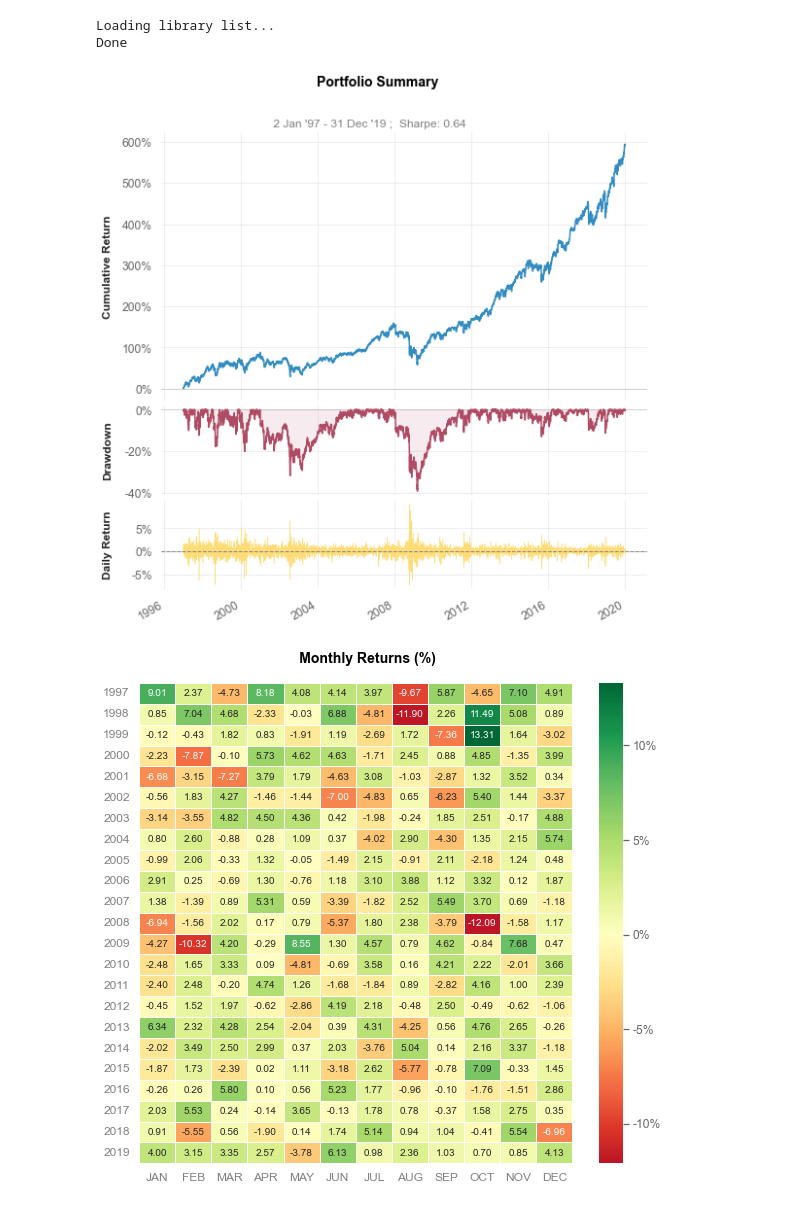
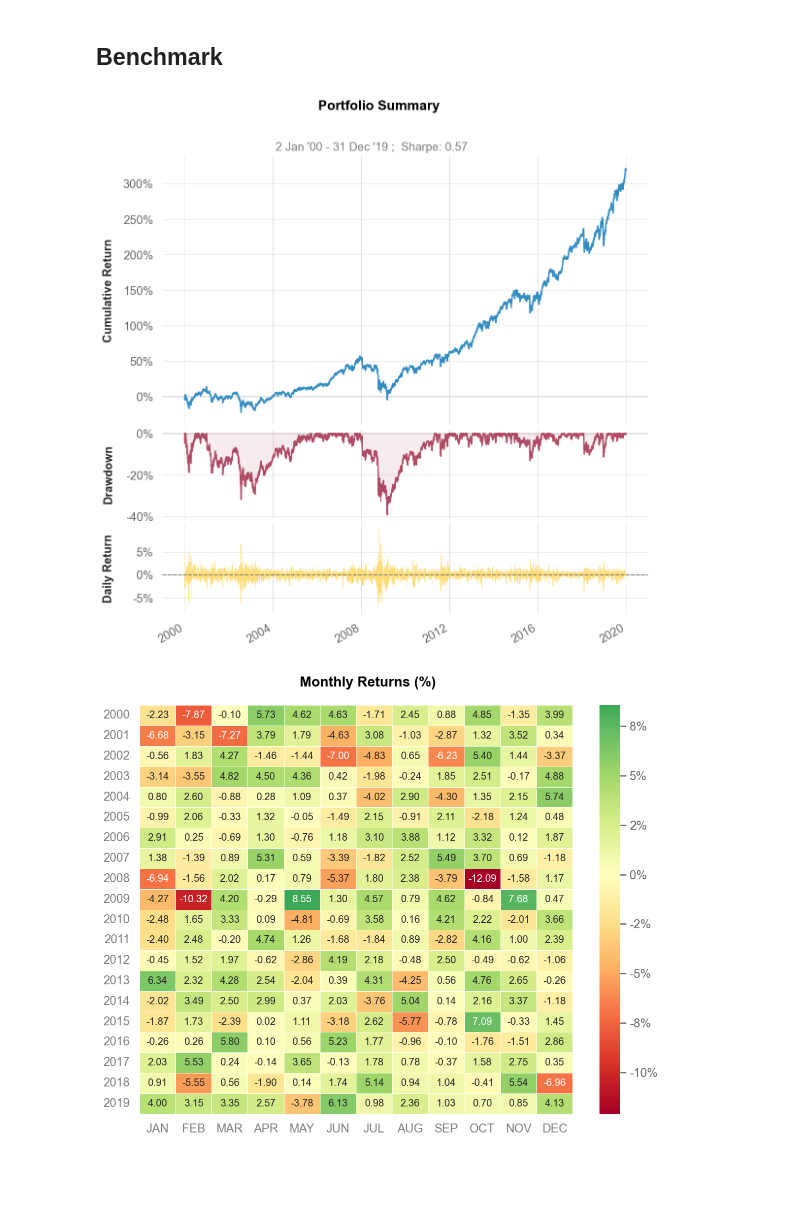
Before and after one commit to iewaij/qs, a Jupyter notebook: qs.ipynb, the cells around one changed output. Cells and saved outputs as stored; diff of their text form; code cells hidden in the pictures; blank space fills up the shorter version.

```diff
--- a/qs.ipynb
+++ b/qs.ipynb
@@ -5,8 +8,6 @@ import quantstats as qs
 # %%
 def cache(func):
     def wrapped_func(*args, **kwargs):
-        from datetime import date
-
         table_name = func.__name__.split("_")[-1]
         parquet_path = f"./data/{table_name}.parquet"
         try:
@@ -42,11 +43,27 @@ def get_crsp(permnos, wrds_username):
     params = {"permnos": permnos}
     crsp = query(sql_crsp, params, wrds_username).astype({"permno":"int"})
     return crsp
+
+def get_fama_french():
+    import pandas_datareader as web
+
+    # Get 3-factor and momentum data from Ken French data library, format into percentage
+    factor = web.DataReader("F-F_Research_Data_Factors_daily", "famafrench", start="1997-01-01", end="2019-12-31")[0]/100
+    momentum = web.DataReader("F-F_Momentum_Factor_daily", "famafrench", start="1997-01-01", end="2019-12-31")[0]/100
+    # Merge into 4 factor model
+    fama_french = pd.merge(factor.reset_index(), momentum.reset_index(), on="Date")
+    fama_french.columns = [c.lower().strip().replace("-", "") for c in fama_french.columns]
+    return fama_french
+# %% [markdown]
+## Benchmark
 # %%
 path = Path("./data")
 permno_path = path/"permno_selection.csv"
 permnos = pd.read_csv(permno_path, dtype={"permno":"str"}).squeeze().pipe(tuple)
 crsp = get_crsp(permnos, "iewaij")
+crsp = crsp.sort_values(["date", "permno"])
+crsp["cap"] = crsp.groupby("permno").cap.shift(1)
+crsp["capw"] = crsp.groupby("date").cap.apply(lambda x: x / x.sum())
+crsp = crsp.loc[crsp.date >= "2000-01-01"].dropna().reset_index(drop=True)
+fama_french = get_fama_french()
+base =  pd.merge(crsp, fama_french, on="date")
-# %% [output]
-Loading library list...
-Done
@@ -58,6 +70,6 @@ crsp = crsp.dropna().reset_index(drop=True)
 # %%
-bnch_ret = (crsp.ret * crsp.capw).groupby(crsp.date).sum()
+bnch_ret = (base.ret * base.capw).groupby(base.date).sum()
 qs.reports.plots(bnch_ret)
 # %% [output]
-[figure, old version]
+[figure, new version]
-[figure, old version]
+[figure, new version]
```
Also changed, not shown: parts of 2 cells of this notebook, 6 other files.
